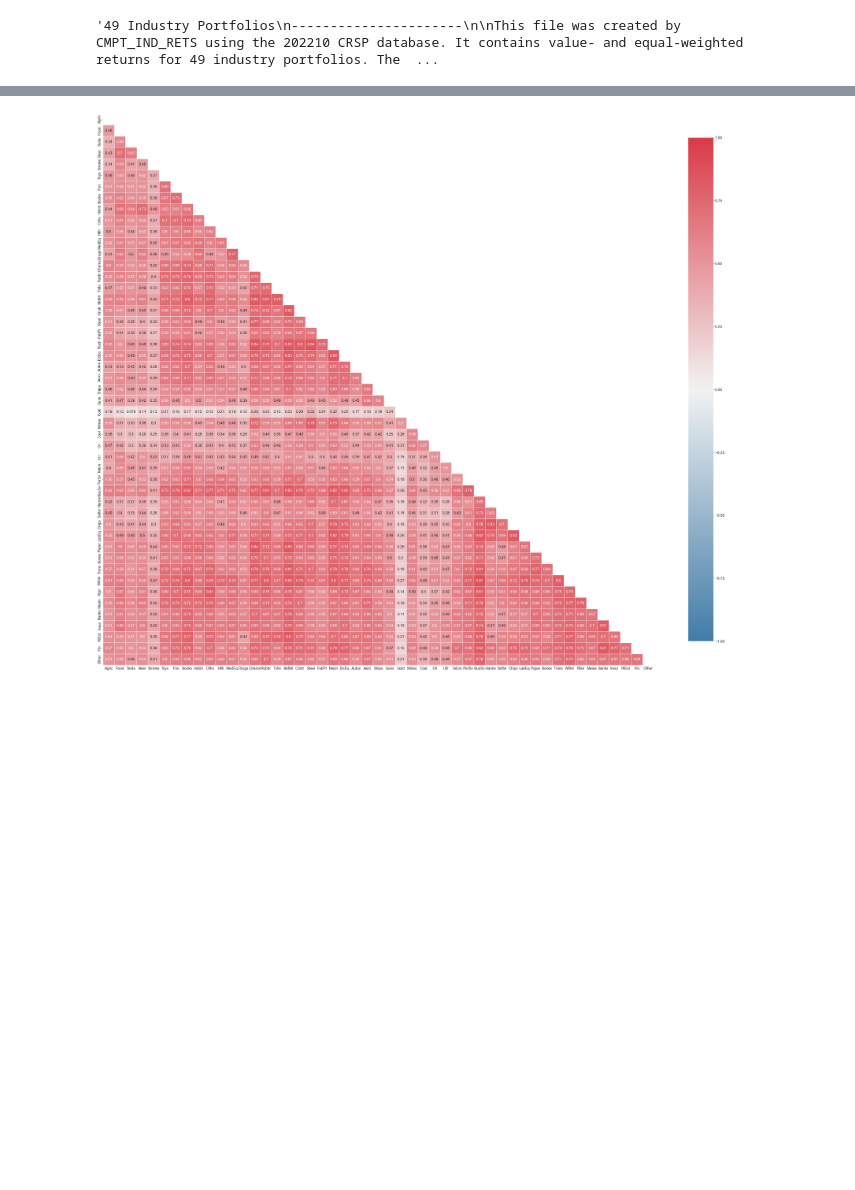
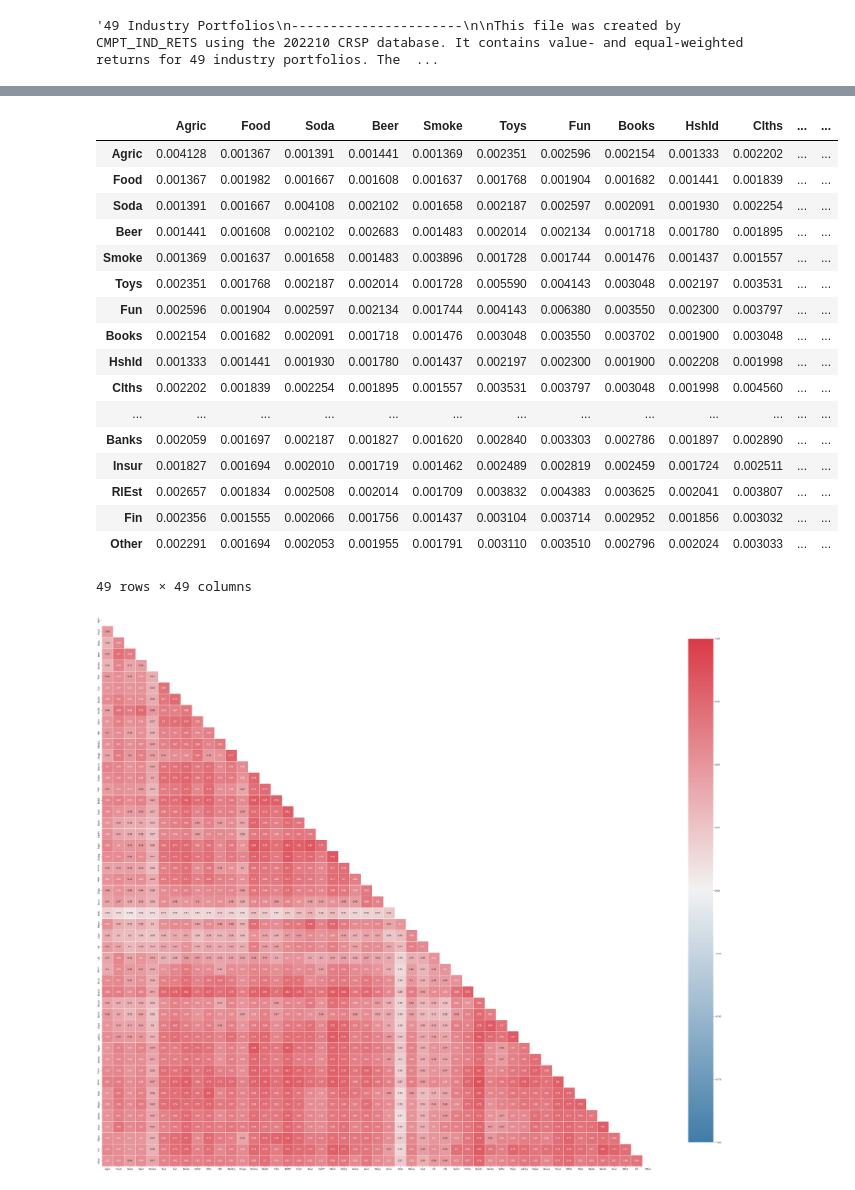
Before and after one commit to Christoffer9/Exam, a Jupyter notebook: Question 1 Most Up To Date (1).ipynb, the cells around one changed output, grey strips where cells are left out. Drawn from its saved outputs; the diff is of its cells as text; code cells hidden in the pictures; blank space fills up the shorter version.

```diff
--- a/Question 1 Most Up To Date (1).ipynb
+++ b/Question 1 Most Up To Date (1).ipynb
@@ -124,0 +137,22 @@ cov_mat_log_returns = log_returns.cov()
+# %%
+cov_mat_log_returns = log_returns.cov()
+cov_mat_log_returns
+# %% [output]
+|  | Agric | Food | Soda | Beer | Smoke | Toys | Fun | Books | Hshld | Clths | ... | ... |
+| Agric | 0.004128 | 0.001367 | 0.001391 | 0.001441 | 0.001369 | 0.002351 | 0.002596 | 0.002154 | 0.001333 | 0.002202 | ... | ... |
+| Food | 0.001367 | 0.001982 | 0.001667 | 0.001608 | 0.001637 | 0.001768 | 0.001904 | 0.001682 | 0.001441 | 0.001839 | ... | ... |
+| Soda | 0.001391 | 0.001667 | 0.004108 | 0.002102 | 0.001658 | 0.002187 | 0.002597 | 0.002091 | 0.001930 | 0.002254 | ... | ... |
+| Beer | 0.001441 | 0.001608 | 0.002102 | 0.002683 | 0.001483 | 0.002014 | 0.002134 | 0.001718 | 0.001780 | 0.001895 | ... | ... |
+| Smoke | 0.001369 | 0.001637 | 0.001658 | 0.001483 | 0.003896 | 0.001728 | 0.001744 | 0.001476 | 0.001437 | 0.001557 | ... | ... |
+| Toys | 0.002351 | 0.001768 | 0.002187 | 0.002014 | 0.001728 | 0.005590 | 0.004143 | 0.003048 | 0.002197 | 0.003531 | ... | ... |
+| Fun | 0.002596 | 0.001904 | 0.002597 | 0.002134 | 0.001744 | 0.004143 | 0.006380 | 0.003550 | 0.002300 | 0.003797 | ... | ... |
+| Books | 0.002154 | 0.001682 | 0.002091 | 0.001718 | 0.001476 | 0.003048 | 0.003550 | 0.003702 | 0.001900 | 0.003048 | ... | ... |
+| Hshld | 0.001333 | 0.001441 | 0.001930 | 0.001780 | 0.001437 | 0.002197 | 0.002300 | 0.001900 | 0.002208 | 0.001998 | ... | ... |
+| Clths | 0.002202 | 0.001839 | 0.002254 | 0.001895 | 0.001557 | 0.003531 | 0.003797 | 0.003048 | 0.001998 | 0.004560 | ... | ... |
+| ... | ... | ... | ... | ... | ... | ... | ... | ... | ... | ... | ... | ... |
+| Banks | 0.002059 | 0.001697 | 0.002187 | 0.001827 | 0.001620 | 0.002840 | 0.003303 | 0.002786 | 0.001897 | 0.002890 | ... | ... |
+| Insur | 0.001827 | 0.001694 | 0.002010 | 0.001719 | 0.001462 | 0.002489 | 0.002819 | 0.002459 | 0.001724 | 0.002511 | ... | ... |
+| RlEst | 0.002657 | 0.001834 | 0.002508 | 0.002014 | 0.001709 | 0.003832 | 0.004383 | 0.003625 | 0.002041 | 0.003807 | ... | ... |
+| Fin | 0.002356 | 0.001555 | 0.002066 | 0.001756 | 0.001437 | 0.003104 | 0.003714 | 0.002952 | 0.001856 | 0.003032 | ... | ... |
+| Other | 0.002291 | 0.001694 | 0.002053 | 0.001955 | 0.001791 | 0.003110 | 0.003510 | 0.002796 | 0.002024 | 0.003033 | ... | ... |
+49 rows × 49 columns
```
Also changed, not shown: parts of 27 cells of this notebook.
